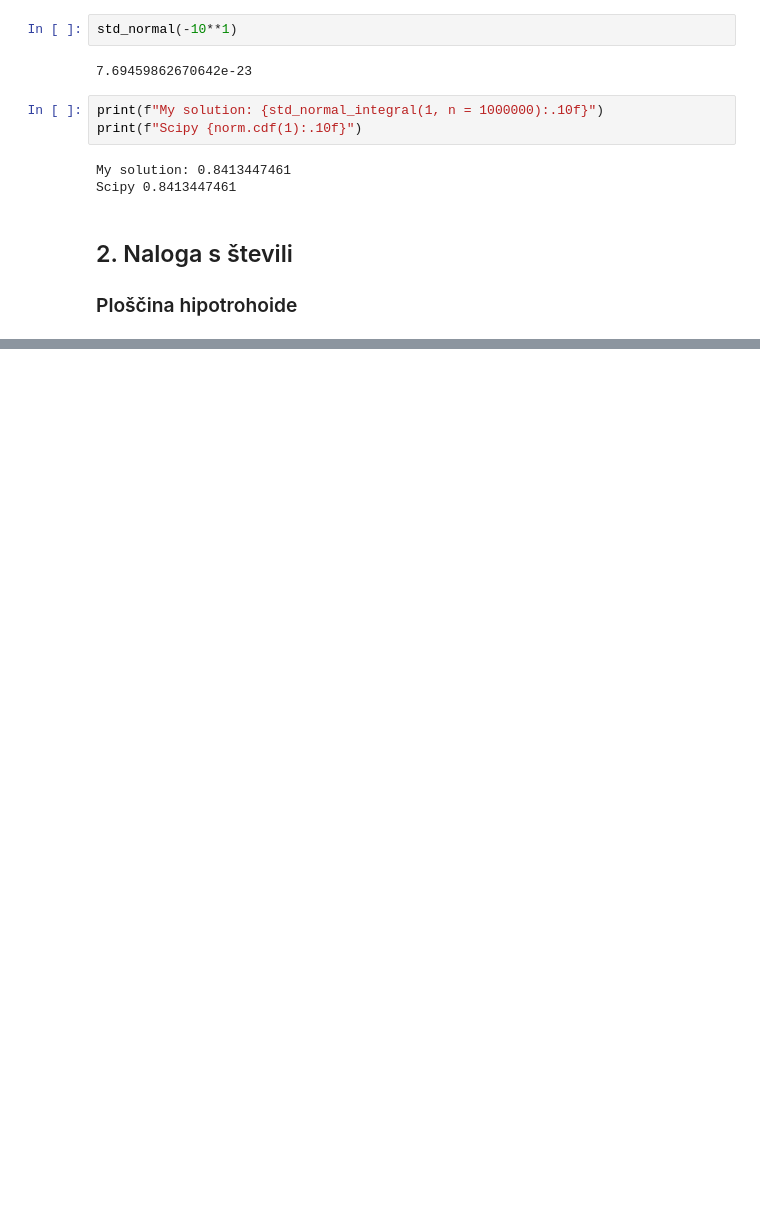
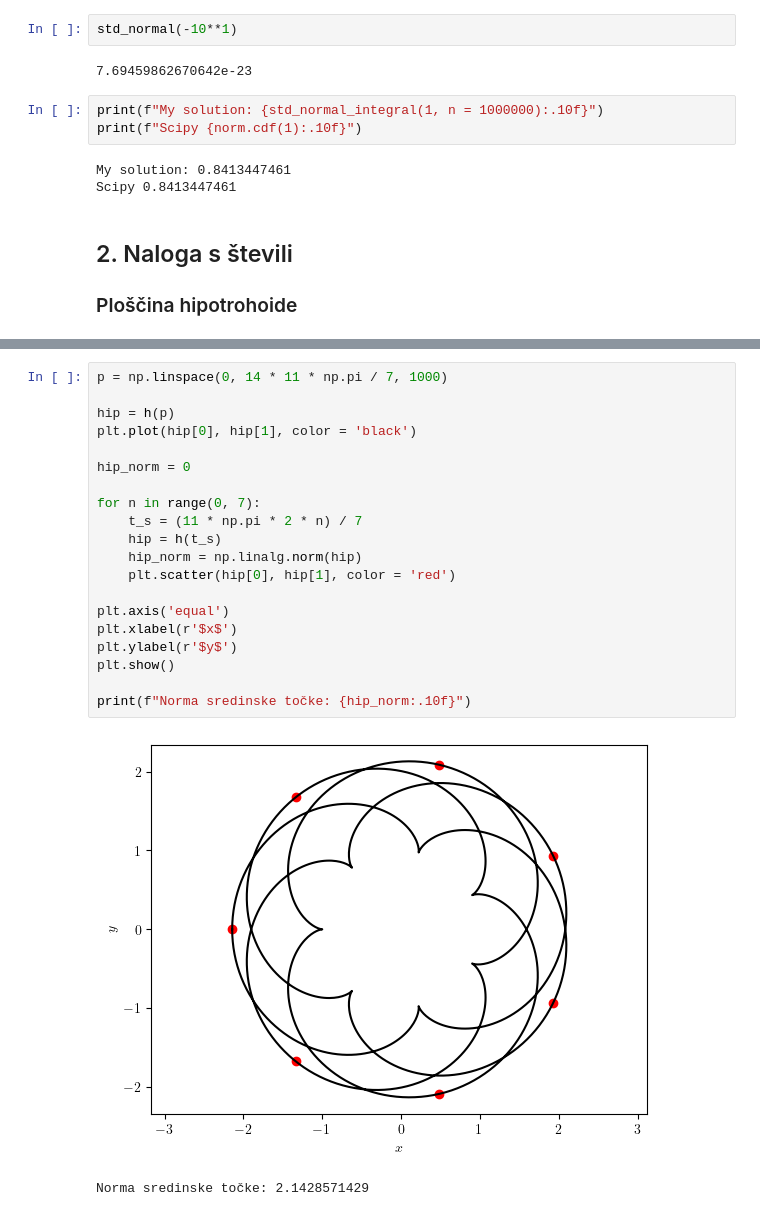
Before and after one commit to gregorkovac/numericna-integracija, a Jupyter notebook: demo.ipynb, the cells around one changed output, grey strips where cells are left out. Drawn from its saved outputs; the diff is of its cells as text; blank space fills up the shorter version.

```diff
--- a/demo.ipynb
+++ b/demo.ipynb
@@ -190,0 +86,23 @@ np.pi * 2.1428571429 ** 2
+# %%
+p = np.linspace(0, 14 * 11 * np.pi / 7, 1000)
+
+hip = h(p)
+plt.plot(hip[0], hip[1], color = 'black')
+
+hip_norm = 0
+
+for n in range(0, 7):
+    t_s = (11 * np.pi * 2 * n) / 7
+    hip = h(t_s)
+    hip_norm = np.linalg.norm(hip)
+    plt.scatter(hip[0], hip[1], color = 'red')
+
+plt.axis('equal')
+plt.xlabel(r'$x$')
+plt.ylabel(r'$y$')
+plt.show()
+
+print(f"Norma sredinske točke: {hip_norm:.10f}")
+# %% [output]
+[figure, added]
+Norma sredinske točke: 2.1428571429
```
Also changed, not shown: parts of 19 cells of this notebook, 1 other file.
